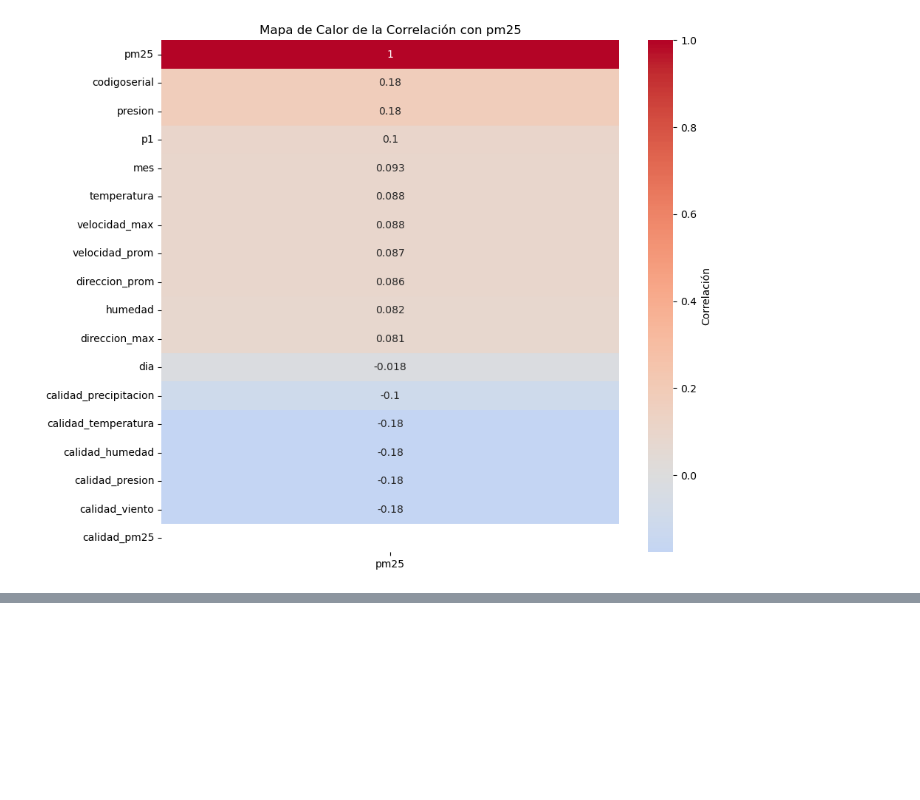
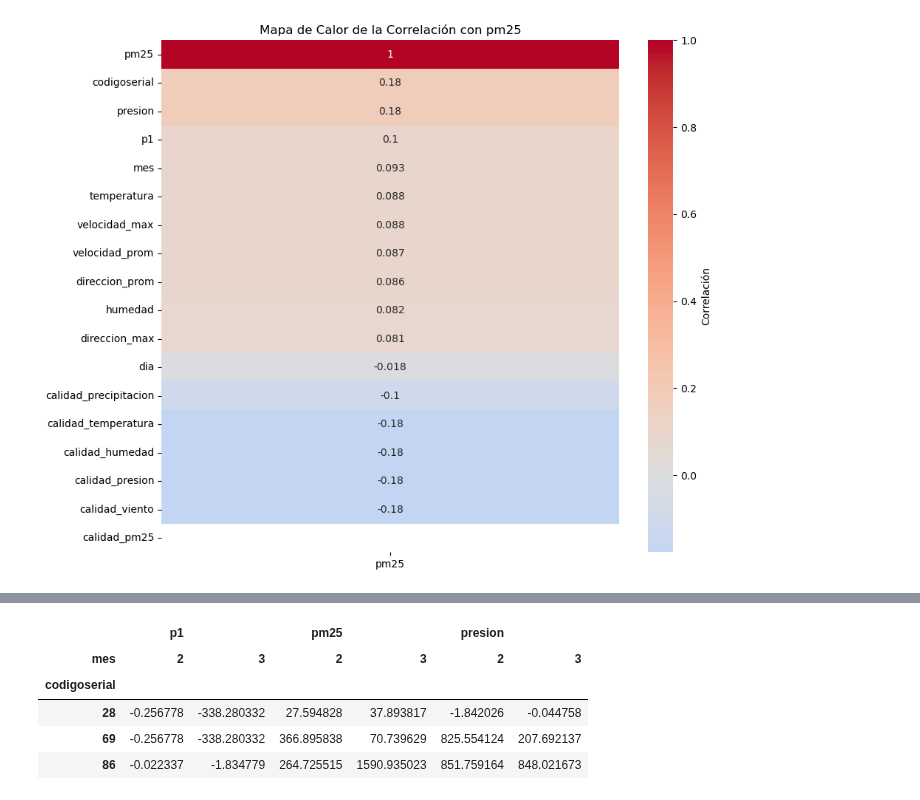
Before and after one commit to kennethLeonel/Monografia-calidad-del-aire-valle-de-aburra, a Jupyter notebook: Proyecto_dataset.ipynb, the cells around one changed output, grey strips where cells are left out. Saved outputs shown, nothing was run; the diff lists cells and outputs as text; code cells hidden in the pictures; blank space fills up the shorter version.

```diff
--- a/Proyecto_dataset.ipynb
+++ b/Proyecto_dataset.ipynb
@@ -420,0 +435,13 @@ plt.show()
+# %%
+dataSetCalidadAire.pivot_table(index = 'codigoserial',
+                               columns = 'mes',
+                               aggfunc = {'pm25':'mean',
+                                          'presion':'mean',
+                                          'p1':'mean'})
+# %% [output]
+|  | p1 |  | pm25 |  | presion |  |
+| mes | 2 | 3 | 2 | 3 | 2 | 3 |
+| codigoserial |  |  |  |  |  |  |
+| 28 | -0.256778 | -338.280332 | 27.594828 | 37.893817 | -1.842026 | -0.044758 |
+| 69 | -0.256778 | -338.280332 | 366.895838 | 70.739629 | 825.554124 | 207.692137 |
+| 86 | -0.022337 | -1.834779 | 264.725515 | 1590.935023 | 851.759164 | 848.021673 |
```
Also changed, not shown: parts of 3 cells of this notebook.
